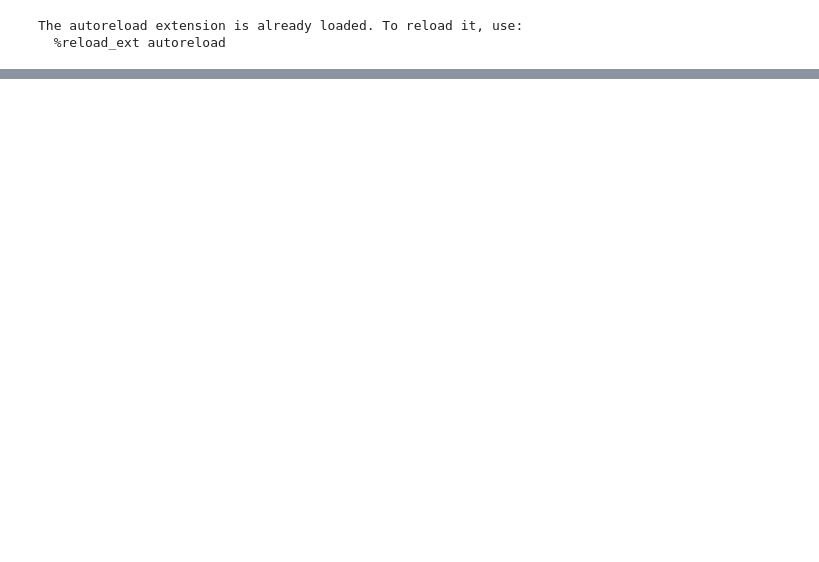
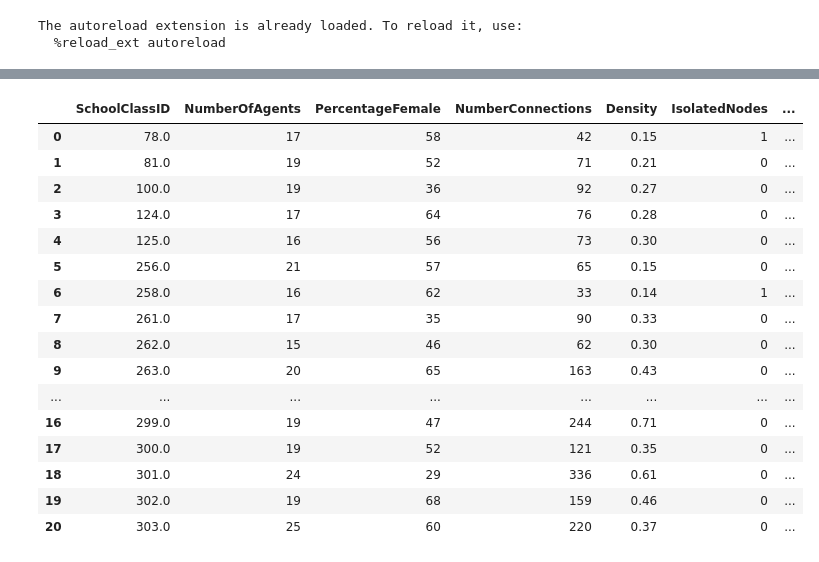
Before and after one commit to MovezNetwork/ABM-PA, a Jupyter notebook: notebooks/NewSrc.ipynb, the cells around one changed output, grey strips where cells are left out. Saved outputs shown, nothing was run; the diff lists cells and outputs as text; code cells hidden in the pictures; blank space fills up the shorter version.

```diff
--- a/notebooks/NewSrc.ipynb
+++ b/notebooks/NewSrc.ipynb
@@ -200,0 +199,22 @@ pop_details
+# %%
+pop_details_comm, agents_details_comm = simulation.CommunicationDataPopulation.population_network_summary(simulation.CommunicationDataPopulation.graph)
+# %%
+pop_details_comm
+# %% [output]
+|  | SchoolClassID | NumberOfAgents | PercentageFemale | NumberConnections | Density | IsolatedNodes | ... |
+| 0 | 78.0 | 17 | 58 | 42 | 0.15 | 1 | ... |
+| 1 | 81.0 | 19 | 52 | 71 | 0.21 | 0 | ... |
+| 2 | 100.0 | 19 | 36 | 92 | 0.27 | 0 | ... |
+| 3 | 124.0 | 17 | 64 | 76 | 0.28 | 0 | ... |
+| 4 | 125.0 | 16 | 56 | 73 | 0.30 | 0 | ... |
+| 5 | 256.0 | 21 | 57 | 65 | 0.15 | 0 | ... |
+| 6 | 258.0 | 16 | 62 | 33 | 0.14 | 1 | ... |
+| 7 | 261.0 | 17 | 35 | 90 | 0.33 | 0 | ... |
+| 8 | 262.0 | 15 | 46 | 62 | 0.30 | 0 | ... |
+| 9 | 263.0 | 20 | 65 | 163 | 0.43 | 0 | ... |
+| ... | ... | ... | ... | ... | ... | ... | ... |
+| 16 | 299.0 | 19 | 47 | 244 | 0.71 | 0 | ... |
+| 17 | 300.0 | 19 | 52 | 121 | 0.35 | 0 | ... |
+| 18 | 301.0 | 24 | 29 | 336 | 0.61 | 0 | ... |
+| 19 | 302.0 | 19 | 68 | 159 | 0.46 | 0 | ... |
+| 20 | 303.0 | 25 | 60 | 220 | 0.37 | 0 | ... |
```
Also changed, not shown: parts of 24 cells of this notebook, 6 other files.
